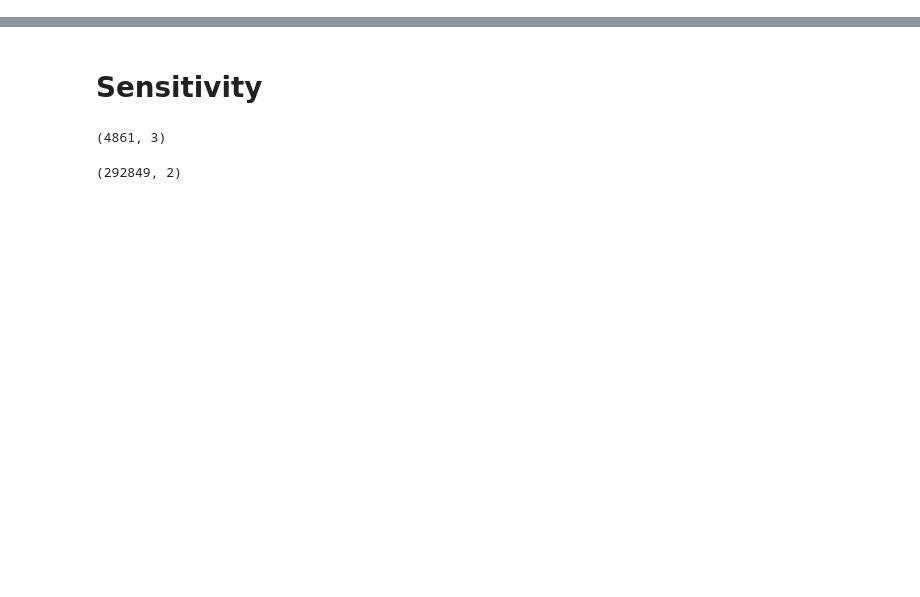
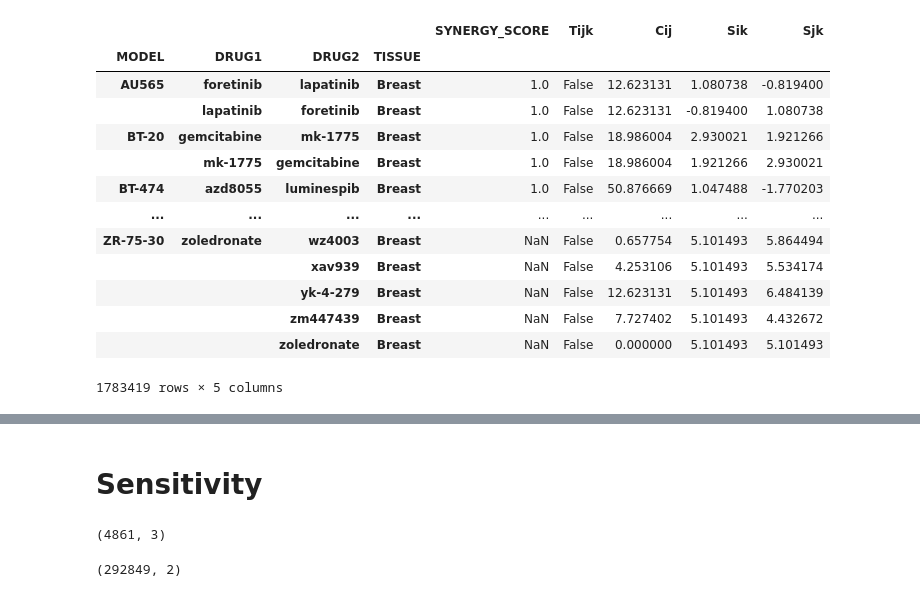
Before and after one commit to TheJacksonLaboratory/drug-synergy, a Jupyter notebook: scripts/Synergy_workbook.ipynb, the cells around one changed output, grey strips where cells are left out. Cells and saved outputs as stored; diff of their text form; code cells hidden in the pictures; blank space fills up the shorter version.

Commit message:
adding examples

```diff
--- a/scripts/Synergy_workbook.ipynb
+++ b/scripts/Synergy_workbook.ipynb
@@ -50,0 +54,9 @@ dirFromSanger = projectDir + 'data/fromSanger/' # https://cellmodelpassports.san
+# %%
+sdatadir = '../docs/examples/data/'
+df_drug_sensitivity_GDSC2 = pd.read_csv(sdatadir + 'GDSC2_drug_sensitivity.csv.gz').set_index(['MODEL', 'DRUG'])
+se_drug_synergy_CDA = pd.read_csv(sdatadir + 'CDA_synergy_pairs.csv.gz').set_index(['MODEL', 'DRUG1', 'DRUG2'])['SYNERGY_SCORE']
+se_tissue_annotation_GDSC2 = pd.read_csv(sdatadir + 'GDSC2_tissue_annotation.csv.gz').set_index(['MODEL'])['TISSUE']
+se_drug_targets_GDSC2 = pd.read_csv(sdatadir + 'GDSC2_drug_targets.csv.gz').set_index(['DRUG'])['TARGETS']
+se_models_mutations_GDSC2 = pd.read_csv(sdatadir + 'GDSC2_model_mutations.csv.gz').set_index(['MODEL'])['MUTATIONS']
+# %%
+dfTas_GDSC2_breast = makeCDAformattedData('Breast', se_drug_synergy_CDA, se_tissue_annotation_GDSC2, df_drug_sensitivity_GDSC2, se_models_mutations_GDSC2, se_drug_targets_GDSC2, 'GDSC2', sensitivity_metric='LNIC50')
@@ -50,0 +72,17 @@ dirFromSanger = projectDir + 'data/fromSanger/' # https://cellmodelpassports.san
+# %%
+dfTas_GDSC2_breast
+# %% [output]
+|  |  |  |  | SYNERGY_SCORE | Tijk | Cij | Sik | Sjk |
+| MODEL | DRUG1 | DRUG2 | TISSUE |  |  |  |  |  |
+| AU565 | foretinib | lapatinib | Breast | 1.0 | False | 12.623131 | 1.080738 | -0.819400 |
+|  | lapatinib | foretinib | Breast | 1.0 | False | 12.623131 | -0.819400 | 1.080738 |
+| BT-20 | gemcitabine | mk-1775 | Breast | 1.0 | False | 18.986004 | 2.930021 | 1.921266 |
+|  | mk-1775 | gemcitabine | Breast | 1.0 | False | 18.986004 | 1.921266 | 2.930021 |
+| BT-474 | azd8055 | luminespib | Breast | 1.0 | False | 50.876669 | 1.047488 | -1.770203 |
+| ... | ... | ... | ... | ... | ... | ... | ... | ... |
+| ZR-75-30 | zoledronate | wz4003 | Breast | NaN | False | 0.657754 | 5.101493 | 5.864494 |
+|  |  | xav939 | Breast | NaN | False | 4.253106 | 5.101493 | 5.534174 |
+|  |  | yk-4-279 | Breast | NaN | False | 12.623131 | 5.101493 | 6.484139 |
+|  |  | zm447439 | Breast | NaN | False | 7.727402 | 5.101493 | 4.432672 |
+|  |  | zoledronate | Breast | NaN | False | 0.000000 | 5.101493 | 5.101493 |
+1783419 rows × 5 columns
```
Also changed, not shown: parts of 14 cells of this notebook, 20 other files.
